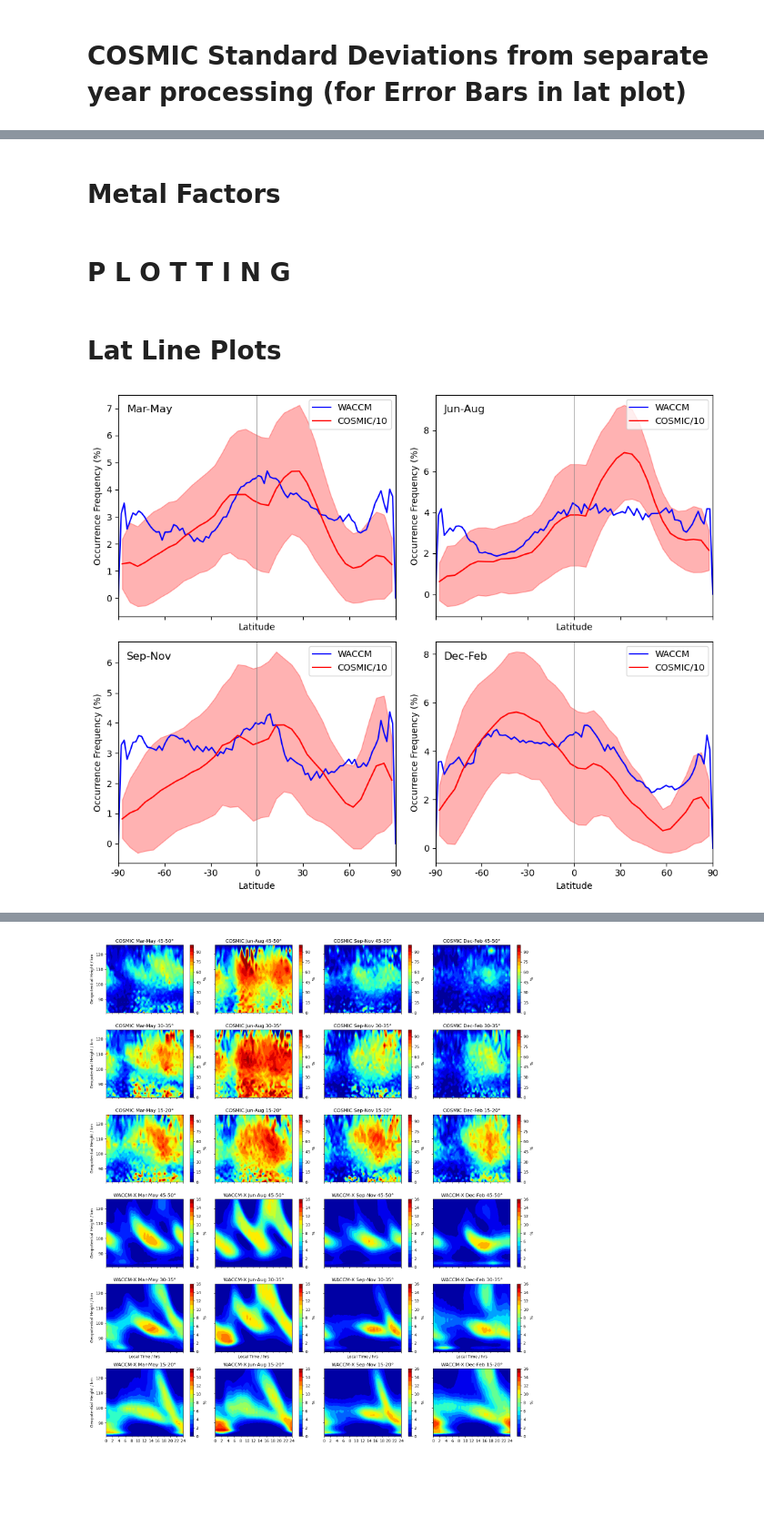
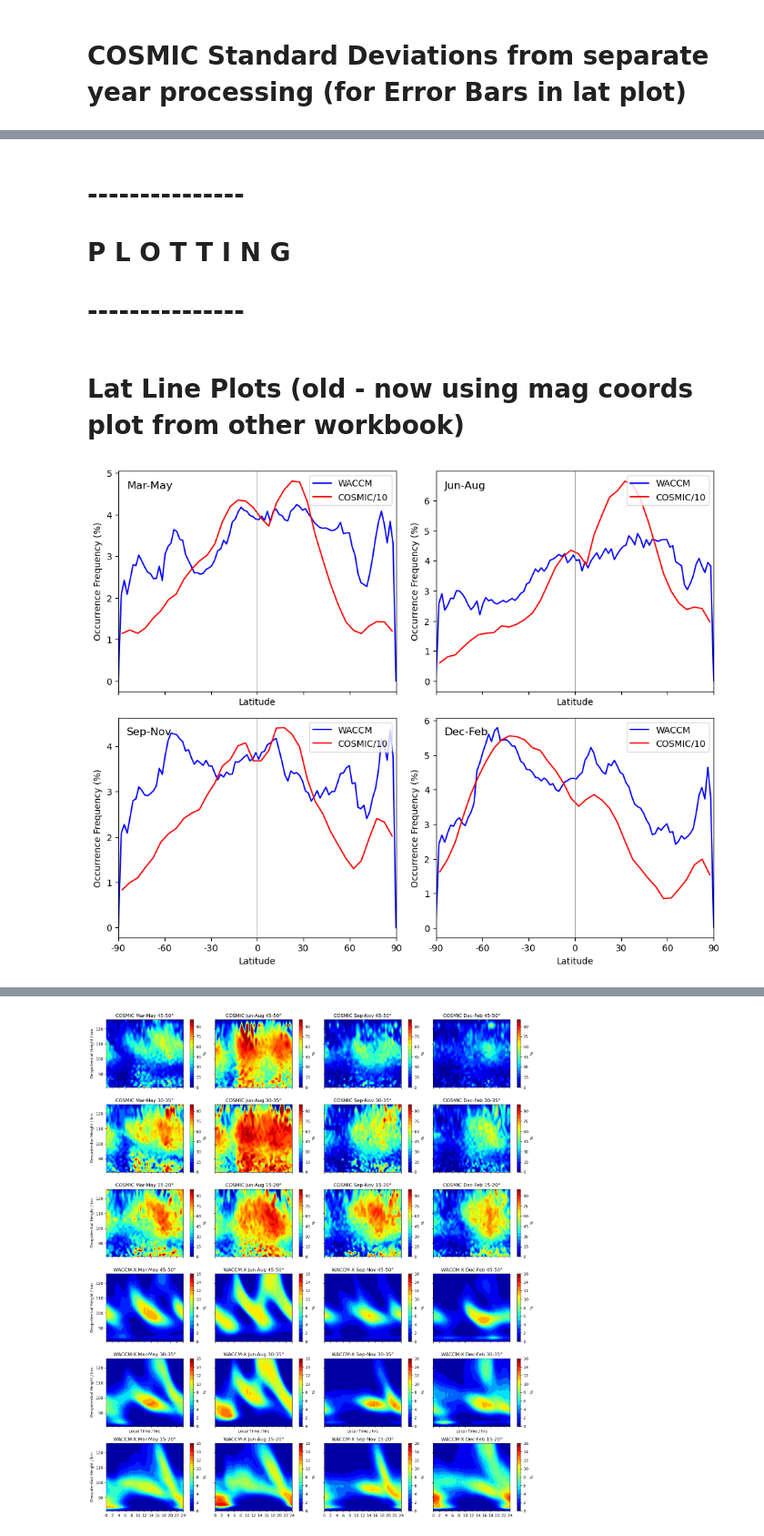
Before and after one commit to tashaay/SpE_Identification_Notebooks, a Jupyter notebook: COSMIC_WACCM_Plotting-WACCM_Factor.ipynb, the cells around one changed output, grey strips where cells are left out. Shown at 91% size. Saved outputs shown, nothing was run; the diff lists cells and outputs as text; code cells hidden in the pictures; blank space fills up the shorter version.

```diff
--- a/COSMIC_WACCM_Plotting-WACCM_Factor.ipynb
+++ b/COSMIC_WACCM_Plotting-WACCM_Factor.ipynb
@@ -145,7 +238,7 @@ KeyError: 'SpEs_Occ_Fr_bb_5d_dsavg'
 s4max_threshold = 0.35
 
 #=================================================================================
-spr_filepath = f'Nc_Files/s4max/Ocfr_spring_5d_s4max_{s4max_threshold}.nc'
+spr_filepath = f'Nc_Files/s4max/e_criteria/Ocfr_spring_5d_s4max_{s4max_threshold}.nc'
 spr_ds = xr.open_dataset(spr_filepath)
 
 # Extract variables and coordinates to new variables
@@ -166,19 +259,19 @@ spr_ocfr_lon = spr_ds['ocfr_lon'] # dimensions altitude, latitude, longitude
 spr_ocfr_LT = spr_ds['ocfr_LT'] # dimensions altitude, latitude, local_time
 
 #=================================================================================
-sum_filepath = f'Nc_Files/s4max/Ocfr_summer_5d_s4max_{s4max_threshold}.nc'
+sum_filepath = f'Nc_Files/s4max/e_criteria/Ocfr_summer_5d_s4max_{s4max_threshold}.nc'
 sum_ds = xr.open_dataset(sum_filepath)
 sum_ocfr_lon = sum_ds['ocfr_lon'] # dimensions altitude, latitude, longitude
 sum_ocfr_LT = sum_ds['ocfr_LT'] # dimensions altitude, latitude, local_time
 
 #=================================================================================
-aut_filepath = f'Nc_Files/s4max/Ocfr_autumn_5d_s4max_{s4max_threshold}.nc'
+aut_filepath = f'Nc_Files/s4max/e_criteria/Ocfr_autumn_5d_s4max_{s4max_threshold}.nc'
 aut_ds = xr.open_dataset(aut_filepath)
 aut_ocfr_lon = aut_ds['ocfr_lon'] # dimensions altitude, latitude, longitude
 aut_ocfr_LT = aut_ds['ocfr_LT'] # dimensions altitude, latitude, local_time
 
 #=================================================================================
-win_filepath = f'Nc_Files/s4max/Ocfr_winter_5d_s4max_{s4max_threshold}.nc'
+win_filepath = f'Nc_Files/s4max/e_criteria/Ocfr_winter_5d_s4max_{s4max_threshold}.nc'
 win_ds = xr.open_dataset(win_filepath)
 win_ocfr_lon = win_ds['ocfr_lon'] # dimensions altitude, latitude, longitude
 win_ocfr_LT = win_ds['ocfr_LT'] # dimensions altitude, latitude, local_time
@@ -187,19 +280,26 @@ win_ocfr_LT = win_ds['ocfr_LT'] # dimensions altitude, latitude, local_time
 
 
 #Lat-Lon Plots
-spr_ocfr_lon_altmean = spr_ocfr_lon.mean(dim='altitude')
-sum_ocfr_lon_altmean = sum_ocfr_lon.mean(dim='altitude')
-aut_ocfr_lon_altmean = aut_ocfr_lon.mean(dim='altitude')
-win_ocfr_lon_altmean = win_ocfr_lon.mean(dim='altitude')
+reshaped_spr_alt = spr_alt.expand_dims({'dim_1': 1, 'dim_2': 1}).transpose('altitude', 'dim_2', 'dim_1')
+reshaped_alt = np.tile(reshaped_spr_alt, (1, spr_ocfr_lon.shape[1], spr_ocfr_lon.shape[2])) # Use broadcasting to create the array with the same dimensions as spr_ocfr_lon_m
+
+spr_ocfr_lon_altmean = wt_avg_alt(spr_ocfr_lon, reshaped_alt)
+sum_ocfr_lon_altmean = wt_avg_alt(sum_ocfr_lon, reshaped_alt)
+aut_ocfr_lon_altmean = wt_avg_alt(aut_ocfr_lon, reshaped_alt)
+win_ocfr_lon_altmean = wt_avg_alt(win_ocfr_lon, reshaped_alt)
+
 
 #Lat-LT Plots
 timeplot = np.linspace(0, 24, 49)
 timeconv_plot_ticks = np.arange(0,25, dtype=float)
 
-spr_ocfr_LT_altmean = spr_ocfr_LT.mean(dim='altitude')
-sum_ocfr_LT_altmean = sum_ocfr_LT.mean(dim='altitude')
-aut_ocfr_LT_altmean = aut_ocfr_LT.mean(dim='altitude')
-win_ocfr_LT_altmean = win_ocfr_LT.mean(dim='altitude')
+reshaped_alt2 = np.tile(reshaped_spr_alt, (1, spr_ocfr_LT.shape[1], spr_ocfr_LT.shape[2])) # Use broadcasting to create the array with the same dimensions as spr_ocfr_LT_m
+
+spr_ocfr_LT_altmean = wt_avg_alt(spr_ocfr_LT, reshaped_alt2)
+sum_ocfr_LT_altmean = wt_avg_alt(sum_ocfr_LT, reshaped_alt2)
+aut_ocfr_LT_altmean = wt_avg_alt(aut_ocfr_LT, reshaped_alt2)
+win_ocfr_LT_altmean = wt_avg_alt(win_ocfr_LT, reshaped_alt2)
+
 
 #Lat only
 spr_ocfr_LT_lat = spr_ocfr_LT_altmean.mean(dim='local_time')
@@ -391,5 +492,3 @@ spr_ocfr_LT_m_LTmean = spr_ocfr_LT_m.mean(dim='local_time')
 sum_ocfr_LT_m_LTmean = sum_ocfr_LT_m.mean(dim='local_time')
 aut_ocfr_LT_m_LTmean = aut_ocfr_LT_m.mean(dim='local_time')
 win_ocfr_LT_m_LTmean = win_ocfr_LT_m.mean(dim='local_time')
-# %% [markdown]
-# Metal Factors
@@ -433,7 +495,9 @@ M_Factor_win_latlon = M_Factor_win.mean(dim=['lev'])       #96,144
 # %% [markdown]
+# ---------------
 # P L O T T I N G
+# ---------------
 # %% [markdown]
-# Lat Line Plots
+# Lat Line Plots (old - now using mag coords plot from other workbook)
 # %%
 lat_values = np.arange(-90, 95, 5)
 lat_bin_edges = lat_values
@@ -456,43 +520,43 @@ axes[0, 1].plot(lat_bin_midpoints, sum_ocfr_LT_lat / factor, color='red', label=
 axes[1, 0].plot(lat_bin_midpoints, aut_ocfr_LT_lat / factor, color='red', label=f'COSMIC/{factor}')
 axes[1, 1].plot(lat_bin_midpoints, win_ocfr_LT_lat / factor, color='red', label=f'COSMIC/{factor}')
 
-# # Fill between upper and lower bounds of the error
-axes[0, 0].fill_between(lat_bin_midpoints, (spr_ocfr_LT_lat.values - stdev_ocfr_LT_spr_lat.values) / factor, (spr_ocfr_LT_lat.values + stdev_ocfr_LT_spr_lat.values) / factor, color='red', alpha=0.3)
-axes[0, 1].fill_between(lat_bin_midpoints, (sum_ocfr_LT_lat.values - stdev_ocfr_LT_sum_lat.values) / factor, (sum_ocfr_LT_lat.values + stdev_ocfr_LT_sum_lat.values) / factor, color='red', alpha=0.3)
-axes[1, 0].fill_between(lat_bin_midpoints, (aut_ocfr_LT_lat.values - stdev_ocfr_LT_aut_lat.values) / factor, (aut_ocfr_LT_lat.values + stdev_ocfr_LT_aut_lat.values) / factor, color='red', alpha=0.3)
-axes[1, 1].fill_between(lat_bin_midpoints, (win_ocfr_LT_lat.values - stdev_ocfr_LT_win_lat.values) / factor, (win_ocfr_LT_lat.values + stdev_ocfr_LT_win_lat.values) / factor, color='red', alpha=0.3)
+# # # Fill between upper and lower bounds of the error
+# axes[0, 0].fill_between(lat_bin_midpoints, (spr_ocfr_LT_lat.values - stdev_ocfr_LT_spr_lat.values) / factor, (spr_ocfr_LT_lat.values + stdev_ocfr_LT_spr_lat.values) / factor, color='red', alpha=0.3)
+# axes[0, 1].fill_between(lat_bin_midpoints, (sum_ocfr_LT_lat.values - stdev_ocfr_LT_sum_lat.values) / factor, (sum_ocfr_LT_lat.values + stdev_ocfr_LT_sum_lat.values) / factor, color='red', alpha=0.3)
+# axes[1, 0].fill_between(lat_bin_midpoints, (aut_ocfr_LT_lat.values - stdev_ocfr_LT_aut_lat.values) / factor, (aut_ocfr_LT_lat.values + stdev_ocfr_LT_aut_lat.values) / factor, color='red', alpha=0.3)
+# axes[1, 1].fill_between(lat_bin_midpoints, (win_ocfr_LT_lat.values - stdev_ocfr_LT_win_lat.values) / factor, (win_ocfr_LT_lat.values + stdev_ocfr_LT_win_lat.values) / factor, color='red', alpha=0.3)
 
 
 
 # Set common labels and legend
 for ax in axes.flatten():
     ax.axvline(x=0, color='gray', linestyle='-', linewidth=0.5)
     ax.set_xlim(-90, 90)
     ax.set_xlabel('Latitude')
     ax.set_ylabel('Occurrence Frequency (%)')
     ax.set_xticks(np.linspace(-90, 90, 7))
     ax.set_xticklabels((-90, -60, -30, 0, 30, 60, 90))
     ax.legend()
     #ax.set_ylim(0, 30)
 
 # Add text annotation to the top left
 for i, row in enumerate(axes):
     for j, ax in enumerate(row):
         label = ['Mar-May', 'Jun-Aug', 'Sep-Nov','Dec-Feb'][i * 2 + j]
         ax.text(0.03, 0.92, label, transform=ax.transAxes, fontsize=12)
 
 # Move the legend to the top right
 axes[0, 0].legend(loc='upper right')
 axes[0, 1].legend(loc='upper right')
 axes[1, 0].legend(loc='upper right')
 axes[1, 1].legend(loc='upper right')
 
 # Adjust layout
 plt.tight_layout()
 
 # Save and show the figure
 figname = f'{run_name}_Combined_Lat_s4max_{s4max_threshold}_errors.png'
-plt.savefig('./Figures/Combined/' + str(figname), dpi=400, bbox_inches='tight')
+#plt.savefig('./Figures/Combined/' + str(figname), dpi=400, bbox_inches='tight')
 plt.show()
 # %% [output]
-[figure, old version]
+[figure, new version]
```
Also changed, not shown: parts of 32 cells of this notebook, 12 other files.
